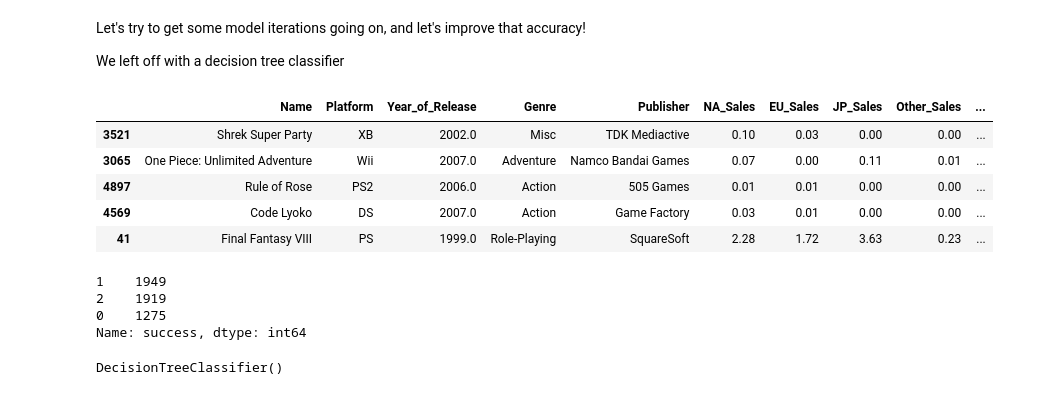
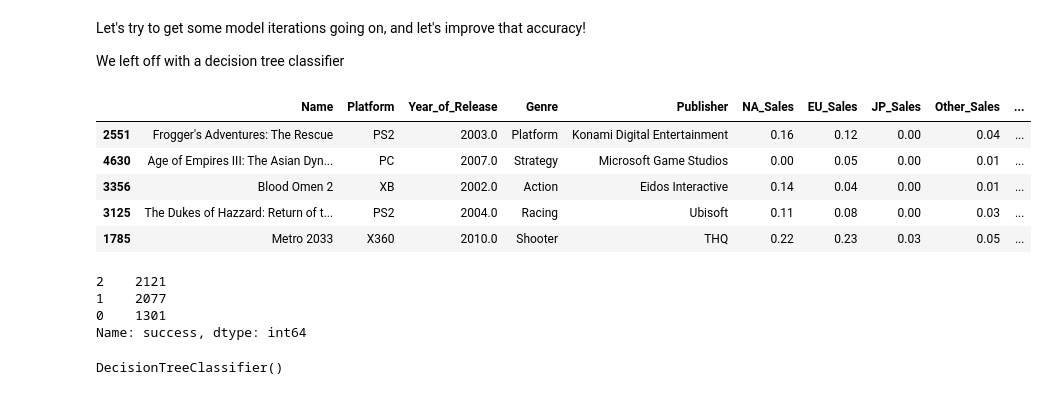
Before and after one commit to Jprebys/video_game_machine_learning, a Jupyter notebook: notebooks/06_model_interating.ipynb, the cells around one changed output. Cells and saved outputs as stored; diff of their text form; code cells hidden in the pictures.

```diff
--- a/notebooks/06_model_interating.ipynb
+++ b/notebooks/06_model_interating.ipynb
@@ -21,15 +21,15 @@ Let's try to get some model iterations going on, and let's improve that accuracy
 
 We left off with a decision tree classifier
 # %%
-df = pd.read_csv('../data/final_plots.csv').drop('Unnamed: 0', axis=1)
+df = pd.read_csv('../data/WEEK_2_DESCRIPTIONS.csv').drop('Unnamed: 0', axis=1)
 df.sample(5)
 # %% [output]
 |  | Name | Platform | Year_of_Release | Genre | Publisher | NA_Sales | EU_Sales | JP_Sales | Other_Sales | ... |
-| 3521 | Shrek Super Party | XB | 2002.0 | Misc | TDK Mediactive | 0.10 | 0.03 | 0.00 | 0.00 | ... |
-| 3065 | One Piece: Unlimited Adventure | Wii | 2007.0 | Adventure | Namco Bandai Games | 0.07 | 0.00 | 0.11 | 0.01 | ... |
-| 4897 | Rule of Rose | PS2 | 2006.0 | Action | 505 Games | 0.01 | 0.01 | 0.00 | 0.00 | ... |
-| 4569 | Code Lyoko | DS | 2007.0 | Action | Game Factory | 0.03 | 0.01 | 0.00 | 0.00 | ... |
-| 41 | Final Fantasy VIII | PS | 1999.0 | Role-Playing | SquareSoft | 2.28 | 1.72 | 3.63 | 0.23 | ... |
+| 2551 | Frogger's Adventures: The Rescue | PS2 | 2003.0 | Platform | Konami Digital Entertainment | 0.16 | 0.12 | 0.00 | 0.04 | ... |
+| 4630 | Age of Empires III: The Asian Dyn... | PC | 2007.0 | Strategy | Microsoft Game Studios | 0.00 | 0.05 | 0.00 | 0.01 | ... |
+| 3356 | Blood Omen 2 | XB | 2002.0 | Action | Eidos Interactive | 0.14 | 0.04 | 0.00 | 0.01 | ... |
+| 3125 | The Dukes of Hazzard: Return of t... | PS2 | 2004.0 | Racing | Ubisoft | 0.11 | 0.08 | 0.00 | 0.03 | ... |
+| 1785 | Metro 2033 | X360 | 2010.0 | Shooter | THQ | 0.22 | 0.23 | 0.03 | 0.05 | ... |
 # %%
 def success(value):
     '''
@@ -46,9 +46,9 @@ df['success'] = df.Critic_Score.apply(success)
 # %%
 df.success.value_counts()
 # %% [output]
-1    1949
-2    1919
-0    1275
+2    2121
+1    2077
+0    1301
 Name: success, dtype: int64
 # %%
 y = df[['success']]
```
Also changed, not shown: parts of 8 cells of this notebook, 2 other files.
